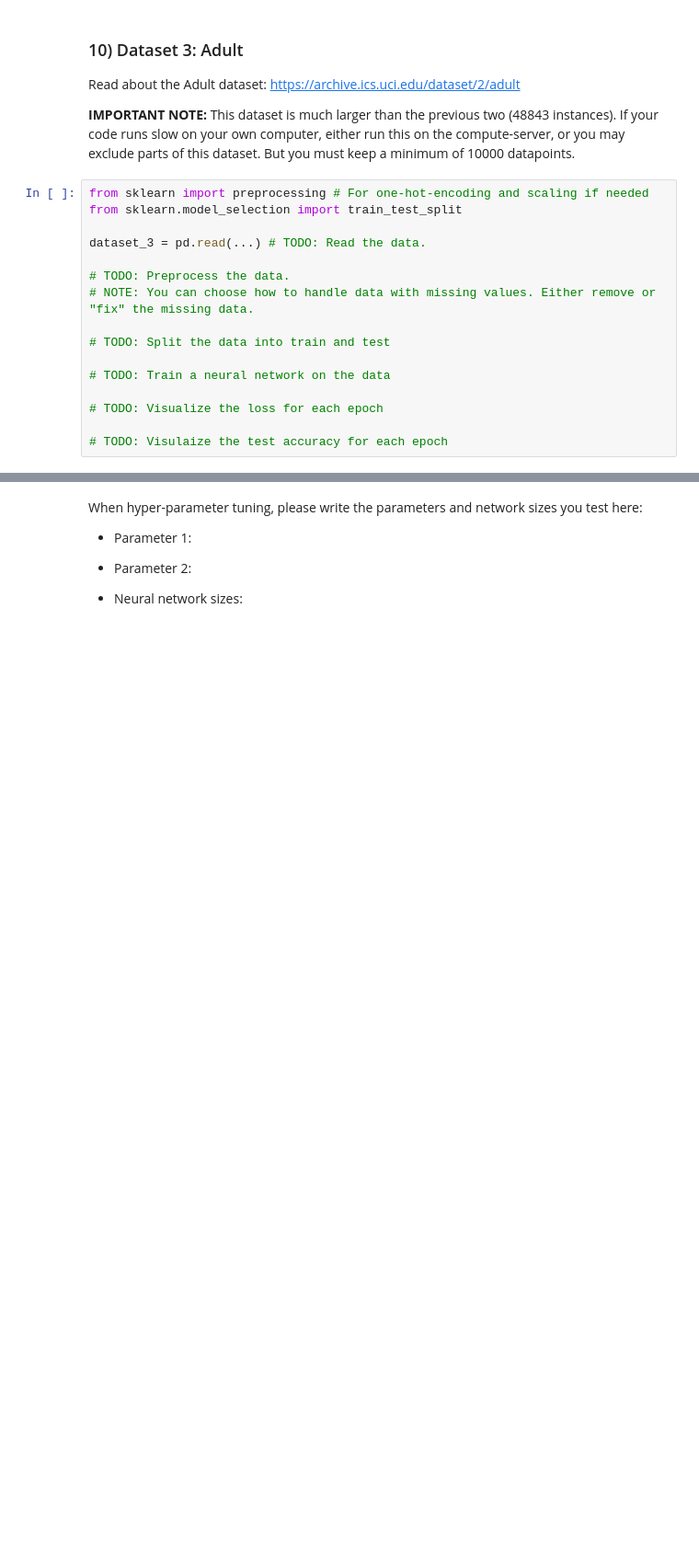
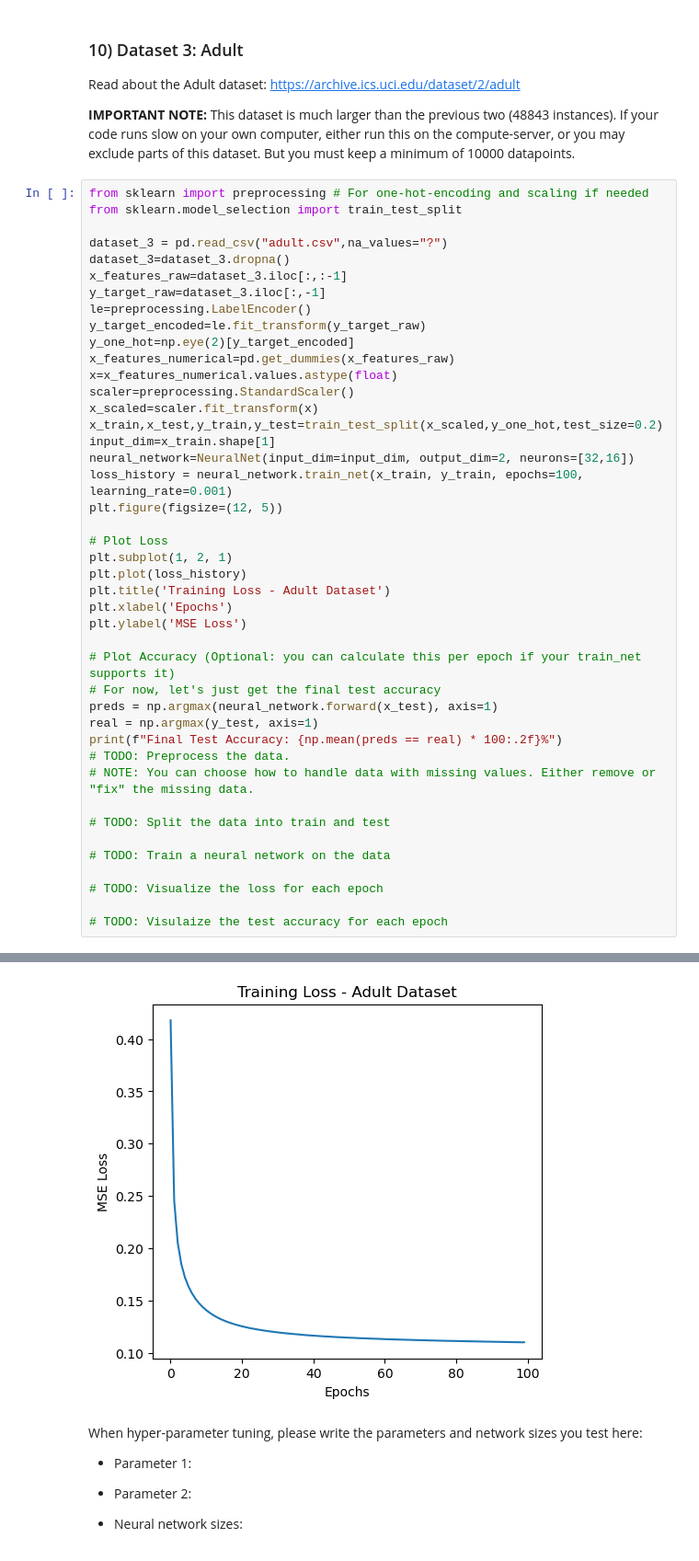
Before and after one commit to EdiOne07/Neural_Network, a Jupyter notebook: ML-Assignment 3/ML-Assignment 3 - Student names.ipynb, the cells around one changed output, grey strips where cells are left out. Shown at 92% size. Saved outputs shown, nothing was run; the diff lists cells and outputs as text; blank space fills up the shorter version.

```diff
--- a/ML-Assignment 3/ML-Assignment 3 - Student names.ipynb
+++ b/ML-Assignment 3/ML-Assignment 3 - Student names.ipynb
@@ -671,21 +671,49 @@ Read about the Adult dataset: https://archive.ics.uci.edu/dataset/2/adult
 # %%
 from sklearn import preprocessing # For one-hot-encoding and scaling if needed
 from sklearn.model_selection import train_test_split
 
-dataset_3 = pd.read(...) # TODO: Read the data.
+dataset_3 = pd.read_csv("adult.csv",na_values="?")
+dataset_3=dataset_3.dropna()
+x_features_raw=dataset_3.iloc[:,:-1]
+y_target_raw=dataset_3.iloc[:,-1]
+le=preprocessing.LabelEncoder()
+y_target_encoded=le.fit_transform(y_target_raw)
+y_one_hot=np.eye(2)[y_target_encoded]
+x_features_numerical=pd.get_dummies(x_features_raw)
+x=x_features_numerical.values.astype(float)
+scaler=preprocessing.StandardScaler()
+x_scaled=scaler.fit_transform(x)
+x_train,x_test,y_train,y_test=train_test_split(x_scaled,y_one_hot,test_size=0.2)
+input_dim=x_train.shape[1]
+neural_network=NeuralNet(input_dim=input_dim, output_dim=2, neurons=[32,16])
+loss_history = neural_network.train_net(x_train, y_train, epochs=100, learning_rate=0.001)
+plt.figure(figsize=(12, 5))
 
+# Plot Loss
+plt.subplot(1, 2, 1)
+plt.plot(loss_history)
+plt.title('Training Loss - Adult Dataset')
+plt.xlabel('Epochs')
+plt.ylabel('MSE Loss')
+
+# Plot Accuracy (Optional: you can calculate this per epoch if your train_net supports it)
+# For now, let's just get the final test accuracy
+preds = np.argmax(neural_network.forward(x_test), axis=1)
+real = np.argmax(y_test, axis=1)
+print(f"Final Test Accuracy: {np.mean(preds == real) * 100:.2f}%")
 # TODO: Preprocess the data.
 # NOTE: You can choose how to handle data with missing values. Either remove or "fix" the missing data.
 
 # TODO: Split the data into train and test
 
 # TODO: Train a neural network on the data
 
 # TODO: Visualize the loss for each epoch
 
 # TODO: Visulaize the test accuracy for each epoch
 # %% [output]
 AttributeError: module 'pandas' has no attribute 'read'
+[figure, added]
 # %% [markdown]
 When hyper-parameter tuning, please write the parameters and network sizes you test here:
 
```
Also changed, not shown: parts of 2 cells of this notebook.
